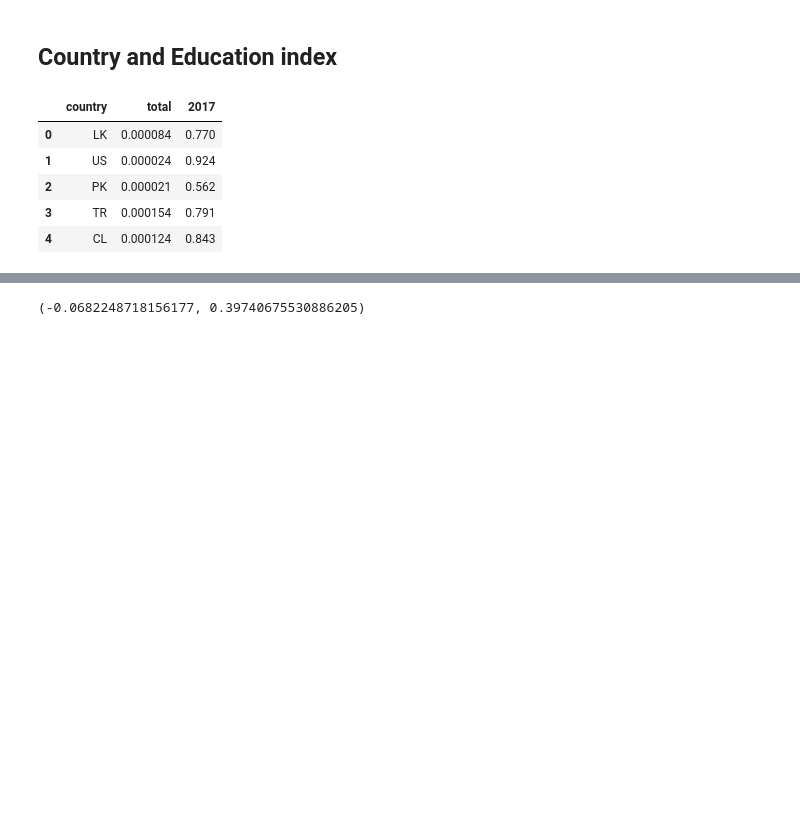
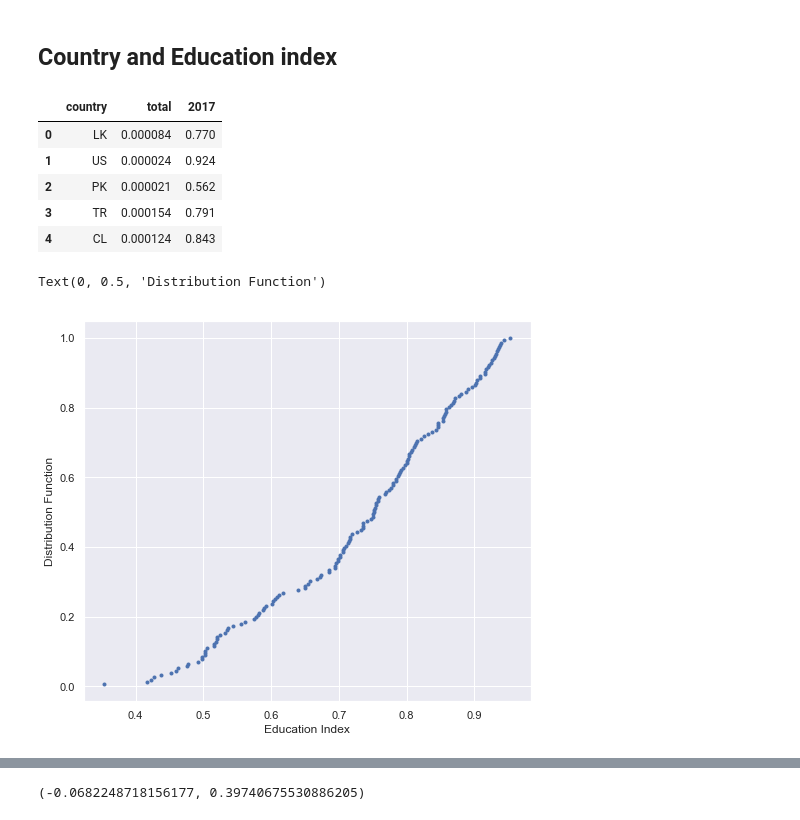
Before and after one commit to samvho/EoCS-portals, a Jupyter notebook: Correlation.ipynb, the cells around one changed output, grey strips where cells are left out. Cells and saved outputs as stored; diff of their text form; code cells hidden in the pictures; blank space fills up the shorter version.

Commit message:
added plots

```diff
--- a/Correlation.ipynb
+++ b/Correlation.ipynb
@@ -102,3 +105,16 @@ country_education.head()
 | 2 | PK | 0.000021 | 0.562 |
 | 3 | TR | 0.000154 | 0.791 |
 | 4 | CL | 0.000124 | 0.843 |
+# %%
+n = len(country_education['2017'])
+x = np.sort(country_education['2017'])
+y = np.arange(1, n+1) / n
+# %%
+plt.figure(figsize=(8,7))
+sns.set()
+plt.plot(x, y, marker=".", linestyle="none")
+plt.xlabel("Education Index")
+plt.ylabel("Distribution Function")
+# %% [output]
+Text(0, 0.5, 'Distribution Function')
+[figure, added]
```
Also changed, not shown: parts of 5 cells of this notebook.
